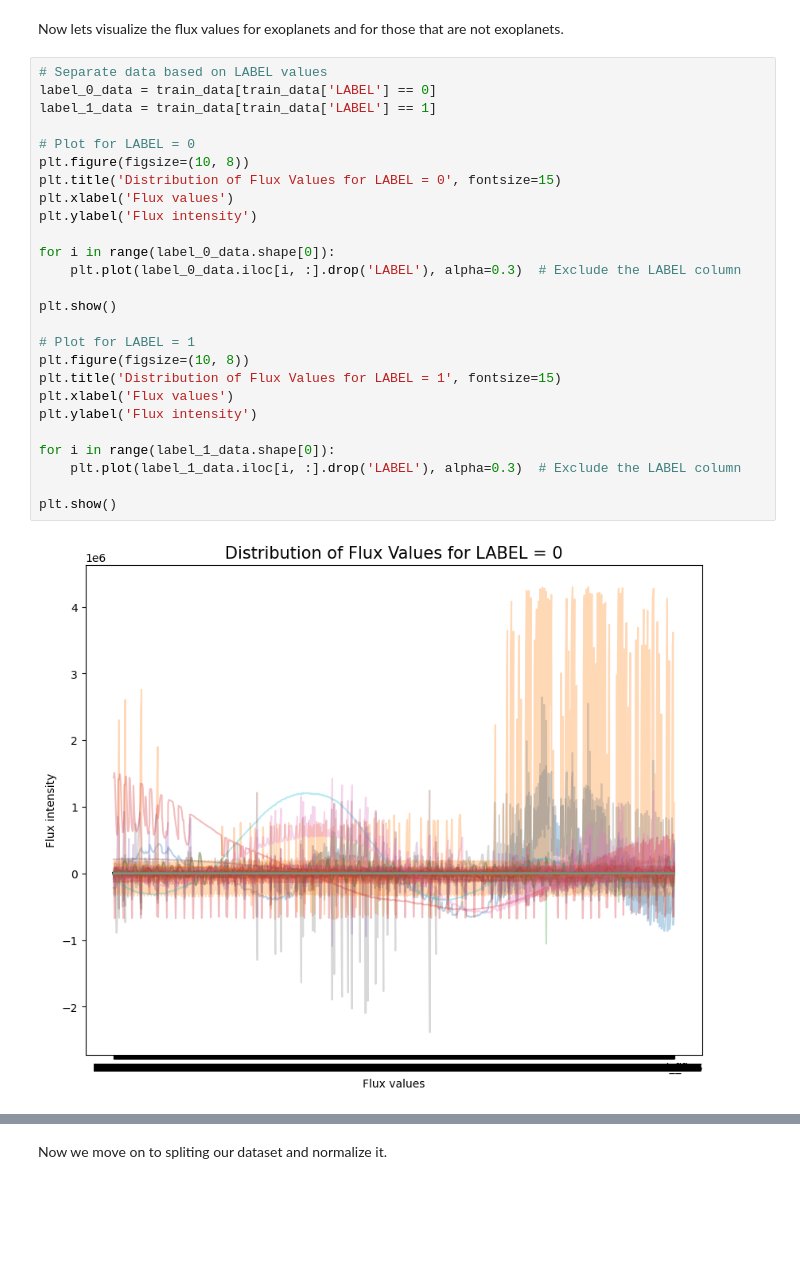
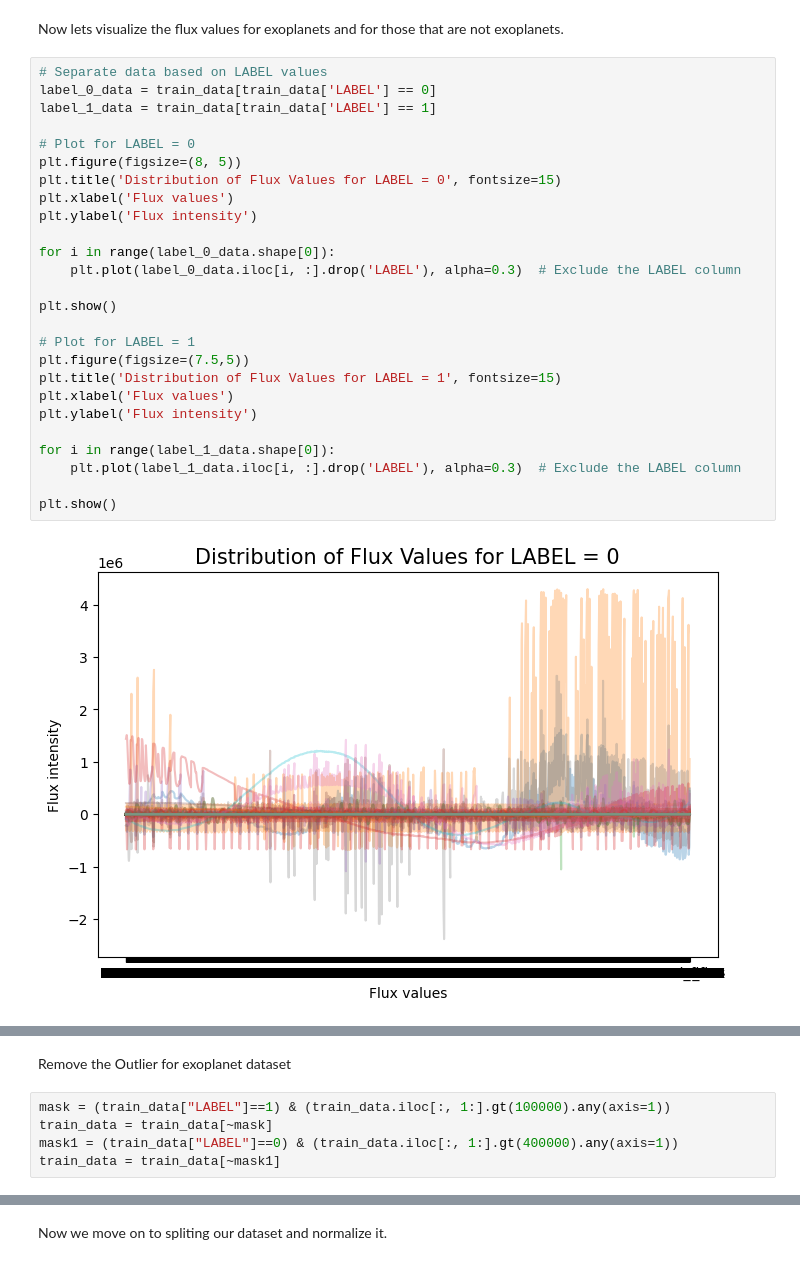
Before and after one commit to Shadan-Ahmad-git/Exoplanet-detection-ML-project, a Jupyter notebook: ExoplanetDetection_ML_project.ipynb, the cells around one changed output, grey strips where cells are left out. Drawn from its saved outputs; the diff is of its cells as text; blank space fills up the shorter version.

```diff
--- a/ExoplanetDetection_ML_project.ipynb
+++ b/ExoplanetDetection_ML_project.ipynb
@@ -123,28 +153,28 @@ Now lets visualize the flux values for exoplanets and for those that are not exo
 # %%
 # Separate data based on LABEL values
 label_0_data = train_data[train_data['LABEL'] == 0]
 label_1_data = train_data[train_data['LABEL'] == 1]
 
 # Plot for LABEL = 0
-plt.figure(figsize=(10, 8))
+plt.figure(figsize=(8, 5))
 plt.title('Distribution of Flux Values for LABEL = 0', fontsize=15)
 plt.xlabel('Flux values')
 plt.ylabel('Flux intensity')
 
 for i in range(label_0_data.shape[0]):
     plt.plot(label_0_data.iloc[i, :].drop('LABEL'), alpha=0.3)  # Exclude the LABEL column
 
 plt.show()
 
 # Plot for LABEL = 1
-plt.figure(figsize=(10, 8))
+plt.figure(figsize=(7.5,5))
 plt.title('Distribution of Flux Values for LABEL = 1', fontsize=15)
 plt.xlabel('Flux values')
 plt.ylabel('Flux intensity')
 
 for i in range(label_1_data.shape[0]):
     plt.plot(label_1_data.iloc[i, :].drop('LABEL'), alpha=0.3)  # Exclude the LABEL column
 
 plt.show()
 # %% [output]
-[figure, old version]
+[figure, new version]
@@ -151,0 +182,7 @@ plt.show()
+# %% [markdown]
+Remove the Outlier for exoplanet dataset
+# %%
+mask = (train_data["LABEL"]==1) & (train_data.iloc[:, 1:].gt(100000).any(axis=1))
+train_data = train_data[~mask]
+mask1 = (train_data["LABEL"]==0) & (train_data.iloc[:, 1:].gt(400000).any(axis=1))
+train_data = train_data[~mask1]
```
Also changed, not shown: parts of 16 cells of this notebook.
